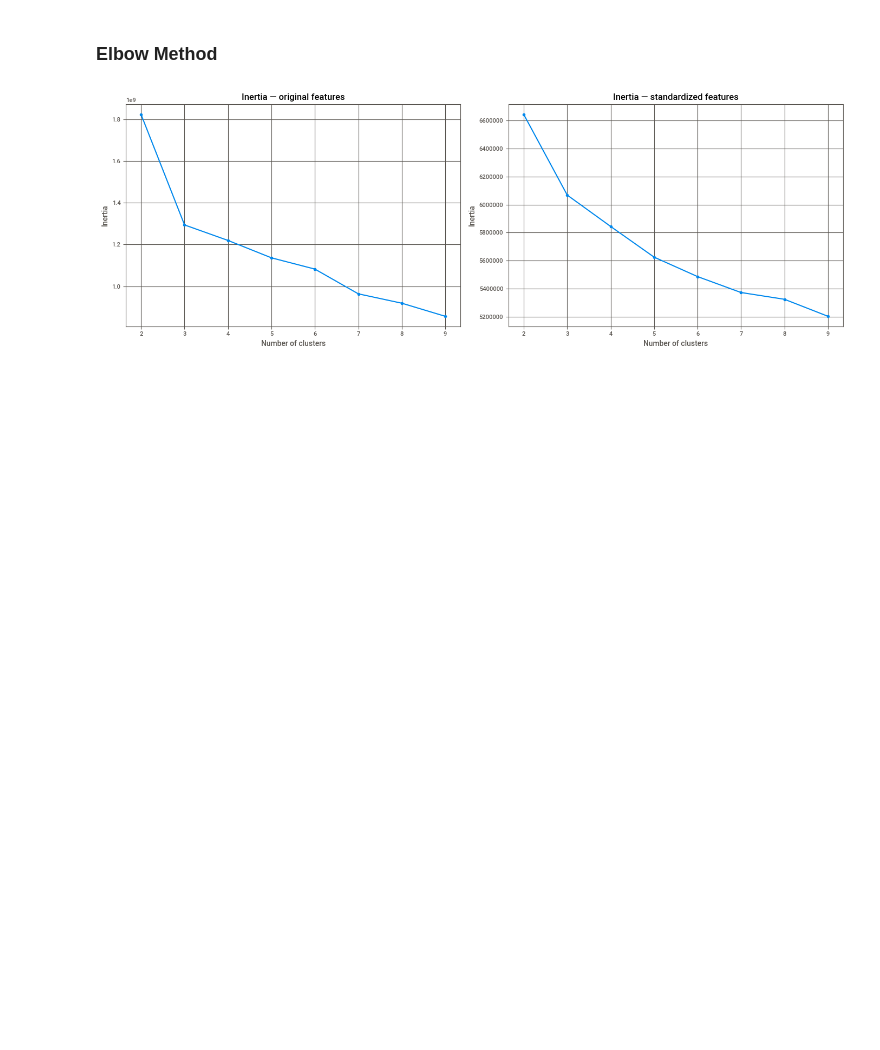
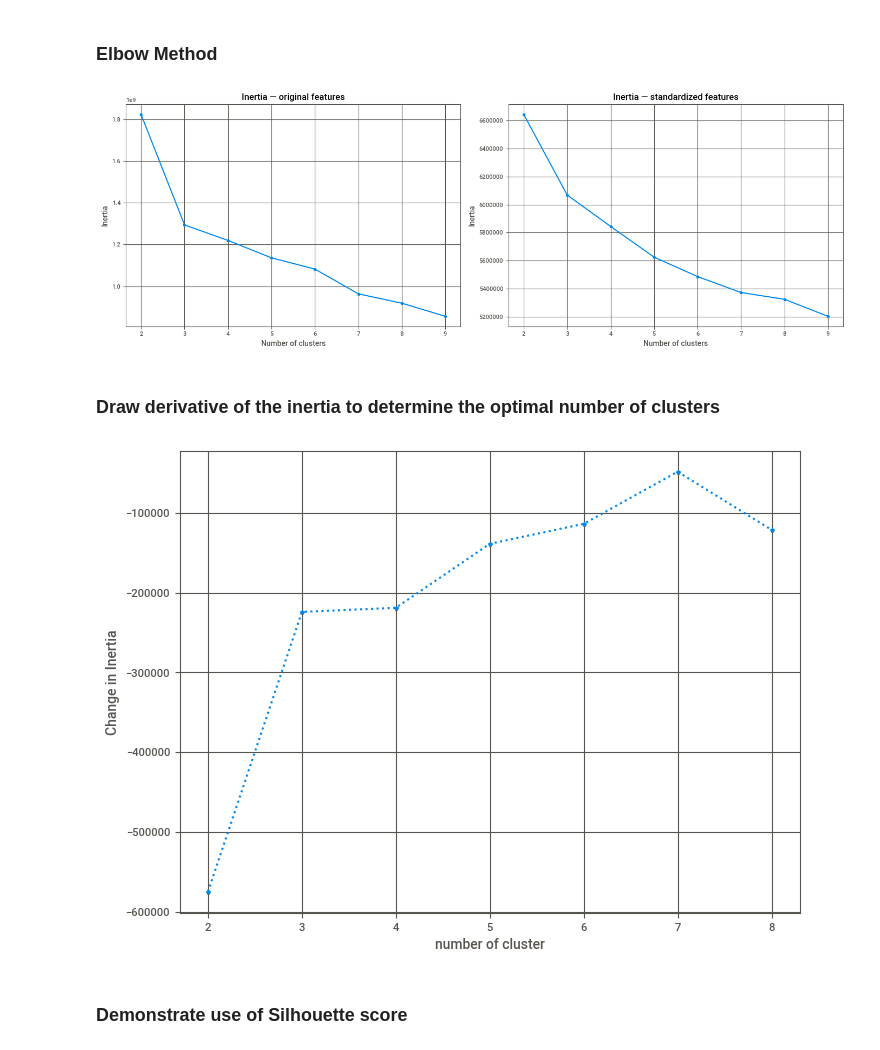
Before and after one commit to lersam/classical-machine-learning, a Jupyter notebook: home_work/clustering_dimentionality_reduction/clustering_dimentionality.ipynb, the cells around one changed output. Saved outputs shown, nothing was run; the diff lists cells and outputs as text; code cells hidden in the pictures; blank space fills up the shorter version.

Commit message:
Demonstrate use of Silhouette score

```diff
--- a/home_work/clustering_dimentionality_reduction/clustering_dimentionality.ipynb
+++ b/home_work/clustering_dimentionality_reduction/clustering_dimentionality.ipynb
@@ -218,3 +217,14 @@ plt.tight_layout()
 plt.show()
 # %% [output]
 [figure]
+# %% [markdown]
+### Draw derivative of the inertia to determine the optimal number of clusters
+# %%
+plt.figure(figsize=(8,6))
+plt.plot( n_clusters_vector[:-1], np.diff(n_clusters_scaler_quality) ,'*:')
+plt.xlabel('number of cluster'); plt.ylabel('Change in Inertia')
+plt.grid()
+# %% [output]
+[figure, added]
+# %% [markdown]
+### Demonstrate use of Silhouette score
```
Also changed, not shown: parts of 11 cells of this notebook.
